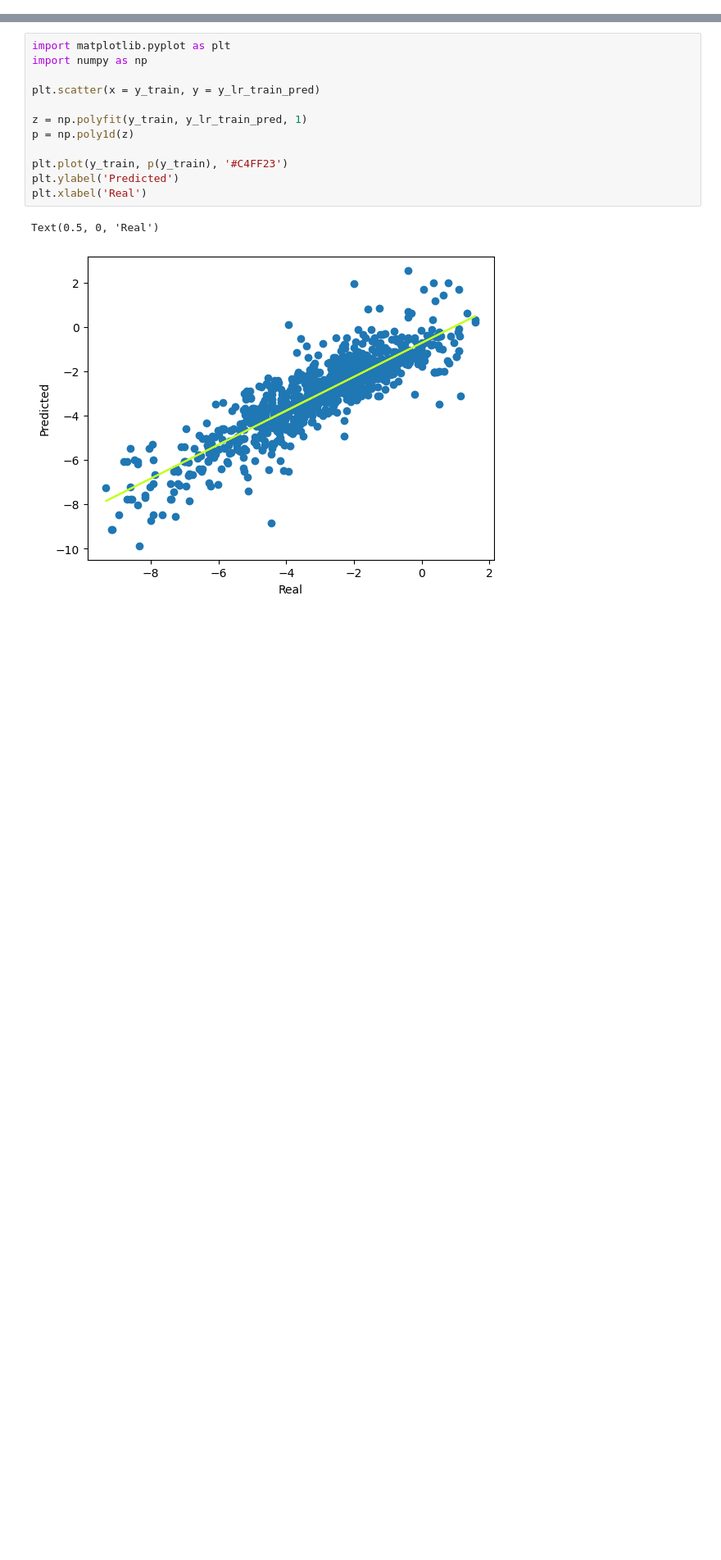
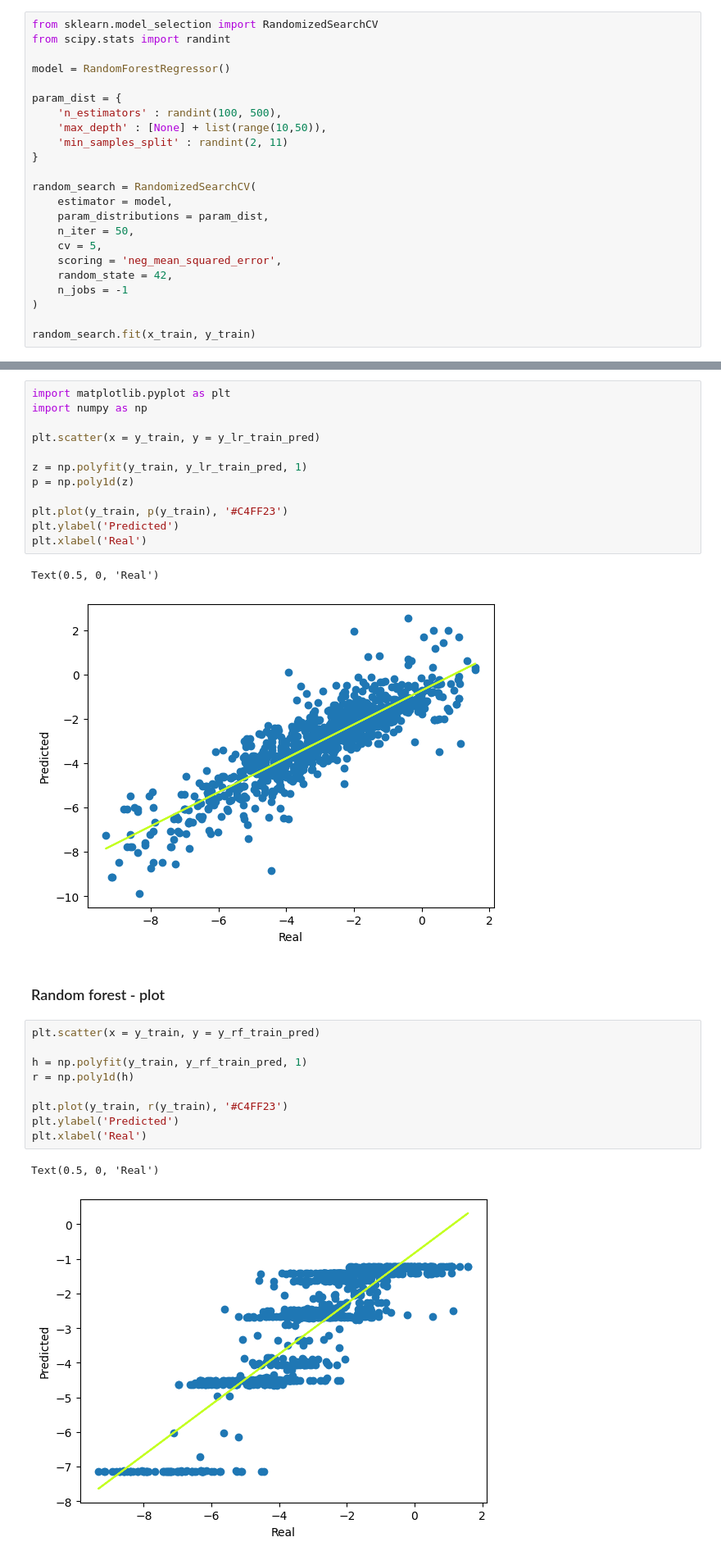
Before and after one commit to anasimicc/Model-molekuli, a Jupyter notebook: Model_molekuli.ipynb, the cells around one changed output, grey strips where cells are left out. Shown: that part at 82% size. Drawn from its saved outputs; the diff is of its cells as text; blank space fills up the shorter version.

Commit message:
Dodat Random Search

```diff
--- a/Model_molekuli.ipynb
+++ b/Model_molekuli.ipynb
@@ -76,0 +98,23 @@ rf_results.columns = ['Method', 'Training_MSE', 'Training_R2', 'Testing_MSE', 'T
+# %%
+from sklearn.model_selection import RandomizedSearchCV
+from scipy.stats import randint
+
+model = RandomForestRegressor()
+
+param_dist = {
+    'n_estimators' : randint(100, 500),
+    'max_depth' : [None] + list(range(10,50)),
+    'min_samples_split' : randint(2, 11)
+}
+
+random_search = RandomizedSearchCV(
+    estimator = model,
+    param_distributions = param_dist,
+    n_iter = 50,
+    cv = 5,
+    scoring = 'neg_mean_squared_error',
+    random_state = 42,
+    n_jobs = -1
+)
+
+random_search.fit(x_train, y_train)
@@ -97,3 +169,17 @@ plt.xlabel('Real')
 # %% [output]
 Text(0.5, 0, 'Real')
 [figure]
+# %% [markdown]
+### Random forest - plot
+# %%
+plt.scatter(x = y_train, y = y_rf_train_pred)
+
+h = np.polyfit(y_train, y_rf_train_pred, 1)
+r = np.poly1d(h)
+
+plt.plot(y_train, r(y_train), '#C4FF23')
+plt.ylabel('Predicted')
+plt.xlabel('Real')
+# %% [output]
+Text(0.5, 0, 'Real')
+[figure, added]
```
Also changed, not shown: parts of 12 cells of this notebook.
